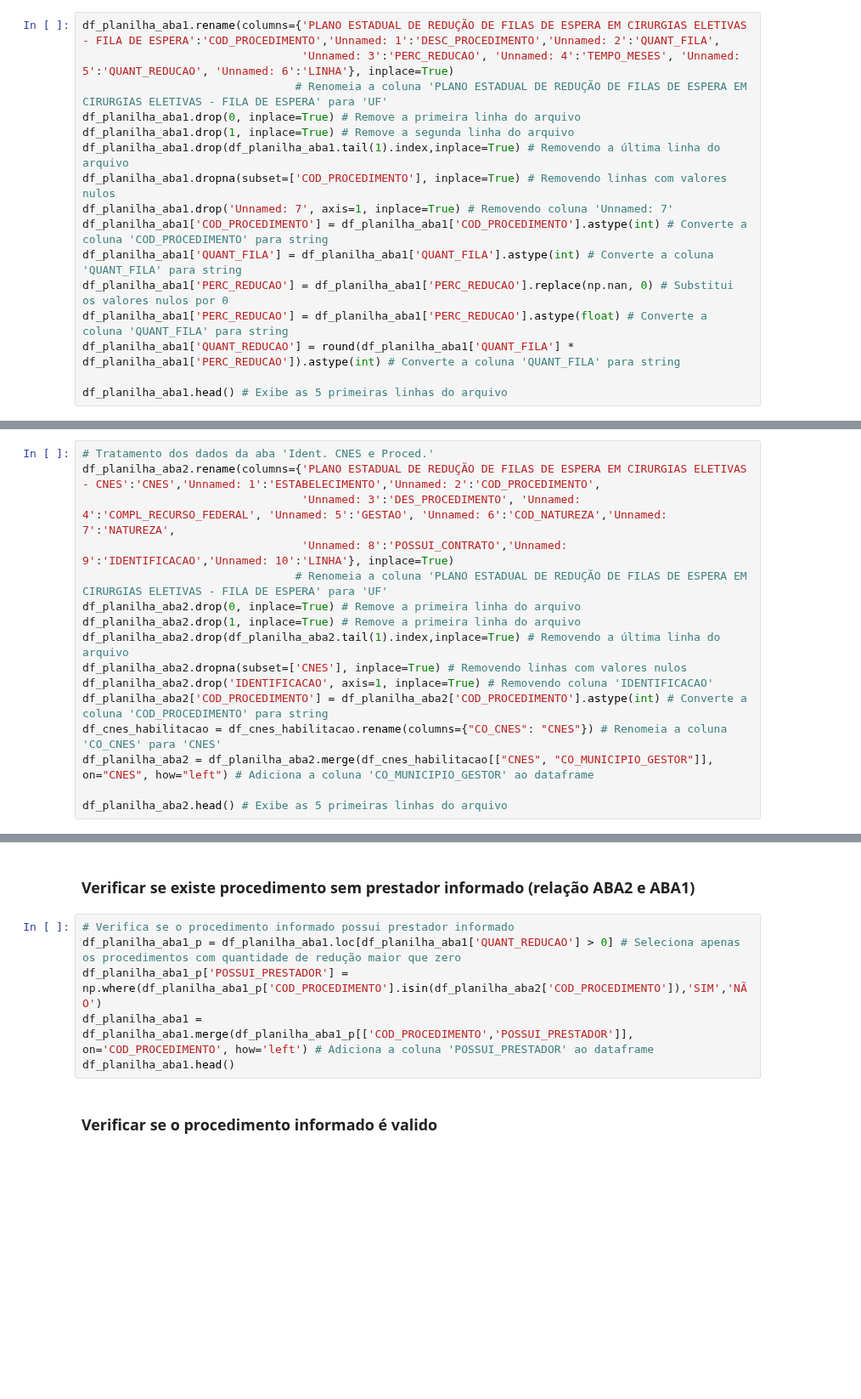
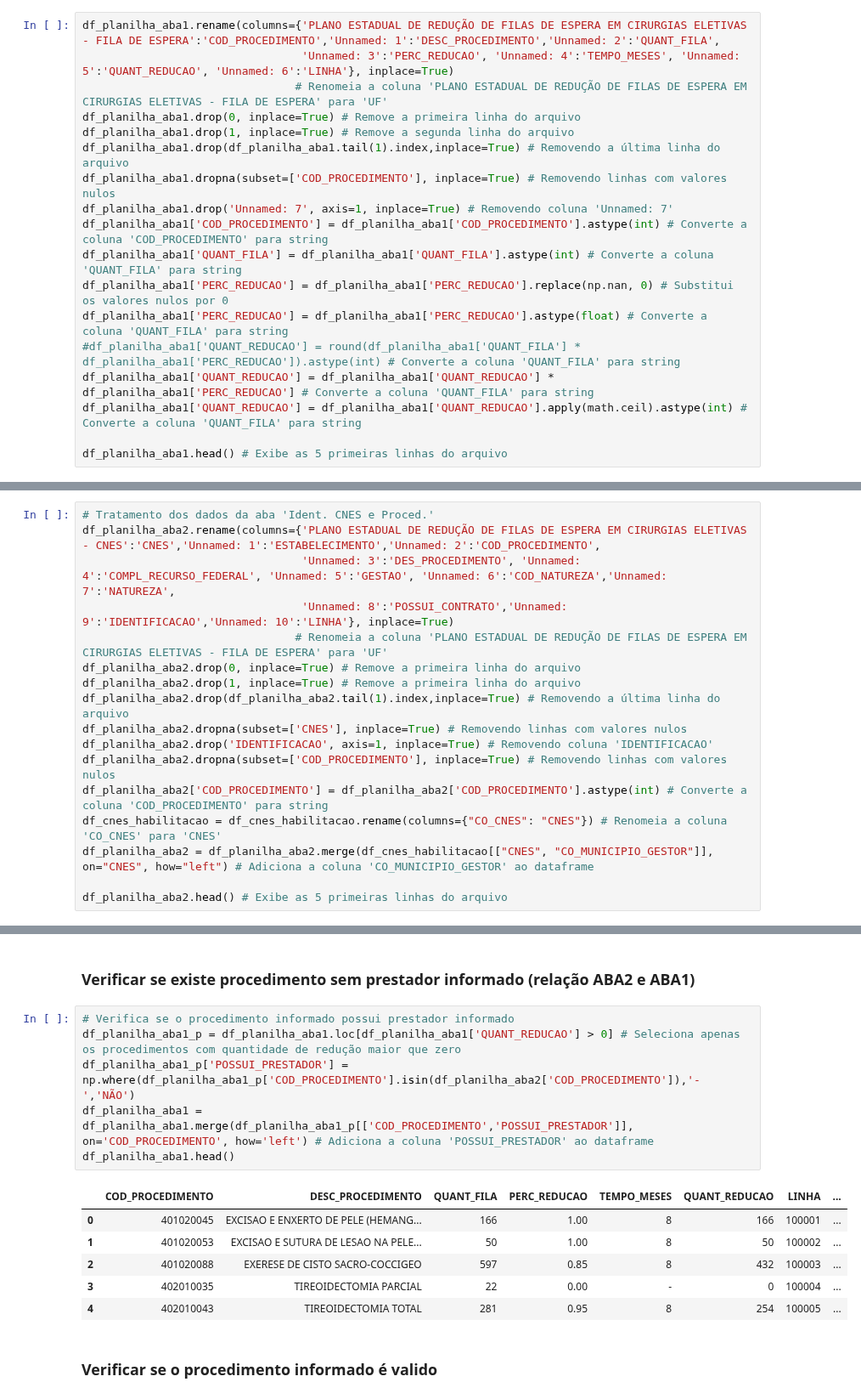
Before and after one commit to otavioaugust1/BOT_PORTARIA-90, a Jupyter notebook: validador.ipynb, the cells around one changed output, grey strips where cells are left out. Shown at 85% size. Drawn from its saved outputs; the diff is of its cells as text; blank space fills up the shorter version.

```diff
--- a/validador.ipynb
+++ b/validador.ipynb
@@ -84,6 +129,8 @@ df_planilha_aba1['COD_PROCEDIMENTO'] = df_planilha_aba1['COD_PROCEDIMENTO'].asty
 df_planilha_aba1['QUANT_FILA'] = df_planilha_aba1['QUANT_FILA'].astype(int) # Converte a coluna 'QUANT_FILA' para string
 df_planilha_aba1['PERC_REDUCAO'] = df_planilha_aba1['PERC_REDUCAO'].replace(np.nan, 0) # Substitui os valores nulos por 0
 df_planilha_aba1['PERC_REDUCAO'] = df_planilha_aba1['PERC_REDUCAO'].astype(float) # Converte a coluna 'QUANT_FILA' para string
-df_planilha_aba1['QUANT_REDUCAO'] = round(df_planilha_aba1['QUANT_FILA'] * df_planilha_aba1['PERC_REDUCAO']).astype(int) # Converte a coluna 'QUANT_FILA' para string
+#df_planilha_aba1['QUANT_REDUCAO'] = round(df_planilha_aba1['QUANT_FILA'] * df_planilha_aba1['PERC_REDUCAO']).astype(int) # Converte a coluna 'QUANT_FILA' para string
+df_planilha_aba1['QUANT_REDUCAO'] = df_planilha_aba1['QUANT_REDUCAO'] * df_planilha_aba1['PERC_REDUCAO'] # Converte a coluna 'QUANT_FILA' para string
+df_planilha_aba1['QUANT_REDUCAO'] = df_planilha_aba1['QUANT_REDUCAO'].apply(math.ceil).astype(int) # Converte a coluna 'QUANT_FILA' para string
 
 df_planilha_aba1.head() # Exibe as 5 primeiras linhas do arquivo
@@ -164,6 +275,7 @@ df_planilha_aba2.drop(1, inplace=True) # Remove a primeira linha do arquivo
 df_planilha_aba2.drop(df_planilha_aba2.tail(1).index,inplace=True) # Removendo a última linha do arquivo
 df_planilha_aba2.dropna(subset=['CNES'], inplace=True) # Removendo linhas com valores nulos
 df_planilha_aba2.drop('IDENTIFICACAO', axis=1, inplace=True) # Removendo coluna 'IDENTIFICACAO'
+df_planilha_aba2.dropna(subset=['COD_PROCEDIMENTO'], inplace=True) # Removendo linhas com valores nulos
 df_planilha_aba2['COD_PROCEDIMENTO'] = df_planilha_aba2['COD_PROCEDIMENTO'].astype(int) # Converte a coluna 'COD_PROCEDIMENTO' para string
 df_cnes_habilitacao = df_cnes_habilitacao.rename(columns={"CO_CNES": "CNES"}) # Renomeia a coluna 'CO_CNES' para 'CNES'
 df_planilha_aba2 = df_planilha_aba2.merge(df_cnes_habilitacao[["CNES", "CO_MUNICIPIO_GESTOR"]], on="CNES", how="left") # Adiciona a coluna 'CO_MUNICIPIO_GESTOR' ao dataframe
@@ -189,9 +341,16 @@ df_planilha_aba2.head()
 # %%
 # Verifica se o procedimento informado possui prestador informado
 df_planilha_aba1_p = df_planilha_aba1.loc[df_planilha_aba1['QUANT_REDUCAO'] > 0] # Seleciona apenas os procedimentos com quantidade de redução maior que zero
-df_planilha_aba1_p['POSSUI_PRESTADOR'] = np.where(df_planilha_aba1_p['COD_PROCEDIMENTO'].isin(df_planilha_aba2['COD_PROCEDIMENTO']),'SIM','NÃO')
+df_planilha_aba1_p['POSSUI_PRESTADOR'] = np.where(df_planilha_aba1_p['COD_PROCEDIMENTO'].isin(df_planilha_aba2['COD_PROCEDIMENTO']),'-','NÃO')
 df_planilha_aba1 = df_planilha_aba1.merge(df_planilha_aba1_p[['COD_PROCEDIMENTO','POSSUI_PRESTADOR']], on='COD_PROCEDIMENTO', how='left') # Adiciona a coluna 'POSSUI_PRESTADOR' ao dataframe
 df_planilha_aba1.head()
+# %% [output]
+|  | COD_PROCEDIMENTO | DESC_PROCEDIMENTO | QUANT_FILA | PERC_REDUCAO | TEMPO_MESES | QUANT_REDUCAO | LINHA | ... |
+| 0 | 401020045 | EXCISAO E ENXERTO DE PELE (HEMANG... | 166 | 1.00 | 8 | 166 | 100001 | ... |
+| 1 | 401020053 | EXCISAO E SUTURA DE LESAO NA PELE... | 50 | 1.00 | 8 | 50 | 100002 | ... |
+| 2 | 401020088 | EXERESE DE CISTO SACRO-COCCIGEO | 597 | 0.85 | 8 | 432 | 100003 | ... |
+| 3 | 402010035 | TIREOIDECTOMIA PARCIAL | 22 | 0.00 | - | 0 | 100004 | ... |
+| 4 | 402010043 | TIREOIDECTOMIA TOTAL | 281 | 0.95 | 8 | 254 | 100005 | ... |
 # %% [markdown]
 ### Verificar se o procedimento informado é valido
 # %%
```
Also changed, not shown: parts of 31 cells of this notebook.
